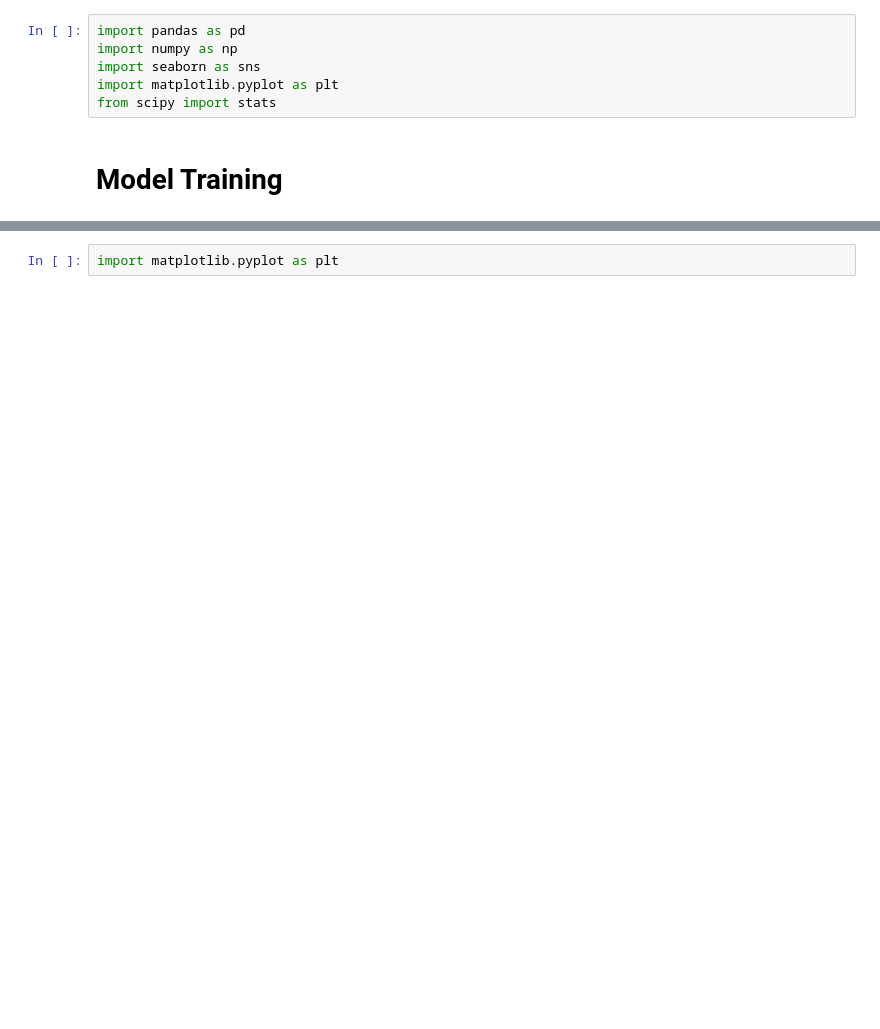
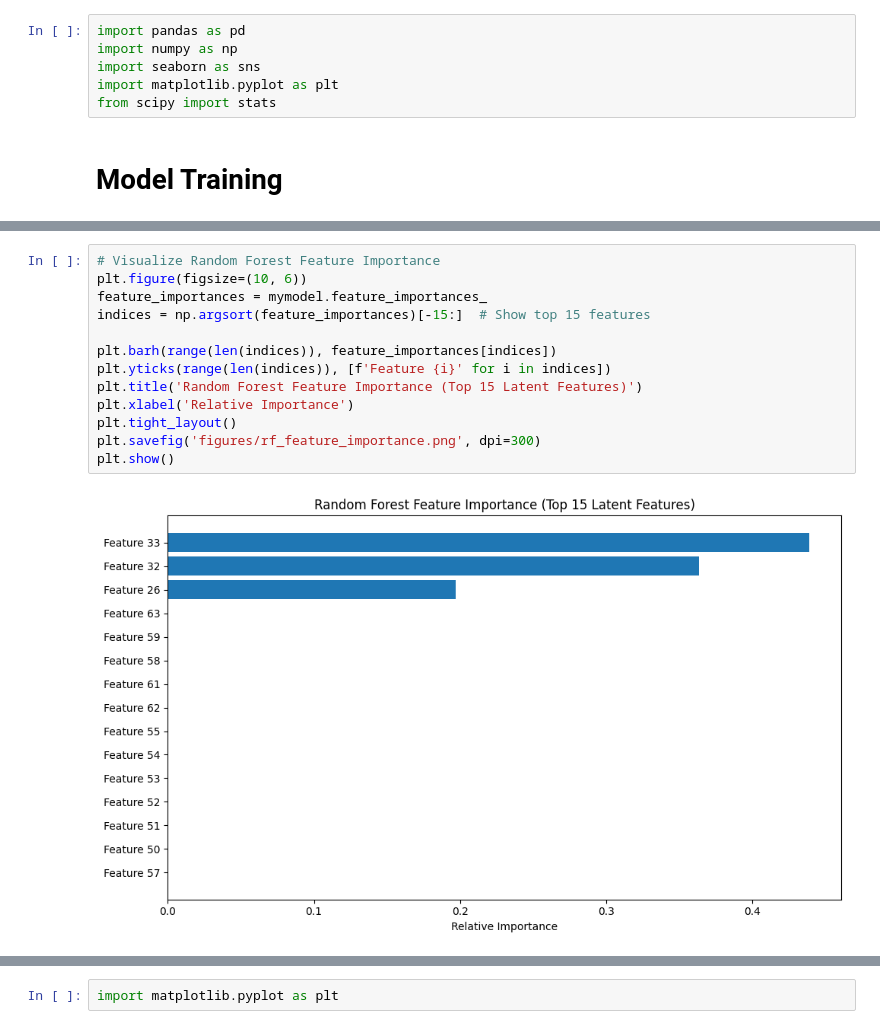
Before and after one commit to KaxitPandya/699-Project, a Jupyter notebook: ECE_699A_MZ.ipynb, the cells around one changed output, grey strips where cells are left out. Saved outputs shown, nothing was run; the diff lists cells and outputs as text; blank space fills up the shorter version.

```diff
--- a/ECE_699A_MZ.ipynb
+++ b/ECE_699A_MZ.ipynb
@@ -103,0 +249,15 @@ r2_score_list
+# %%
+# Visualize Random Forest Feature Importance
+plt.figure(figsize=(10, 6))
+feature_importances = mymodel.feature_importances_
+indices = np.argsort(feature_importances)[-15:]  # Show top 15 features
+
+plt.barh(range(len(indices)), feature_importances[indices])
+plt.yticks(range(len(indices)), [f'Feature {i}' for i in indices])
+plt.title('Random Forest Feature Importance (Top 15 Latent Features)')
+plt.xlabel('Relative Importance')
+plt.tight_layout()
+plt.savefig('figures/rf_feature_importance.png', dpi=300)
+plt.show()
+# %% [output]
+[figure, added]
```
Also changed, not shown: parts of 24 cells of this notebook, 1 other file.
